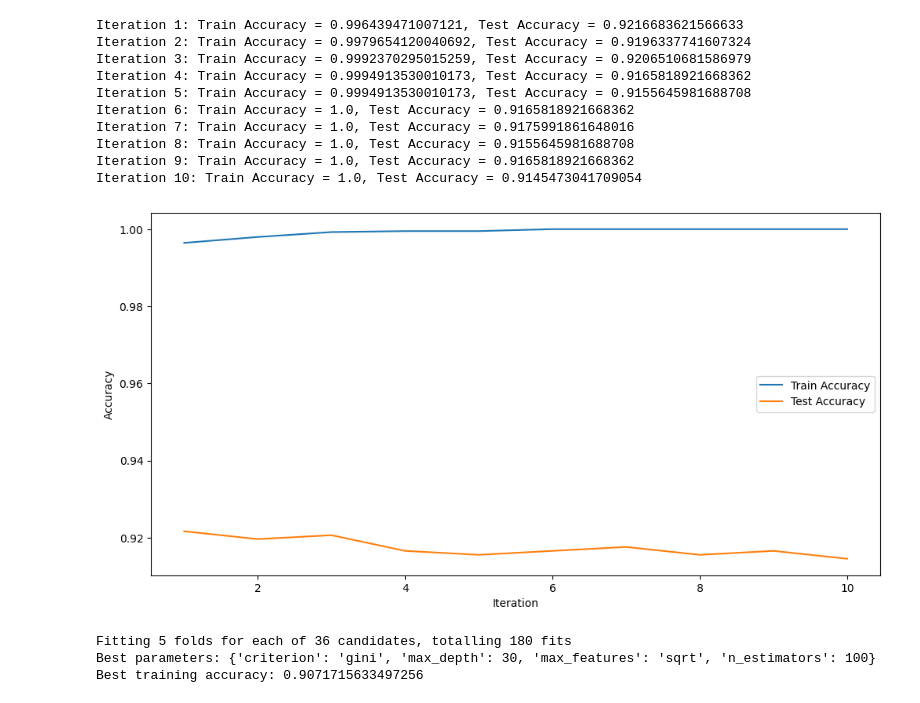
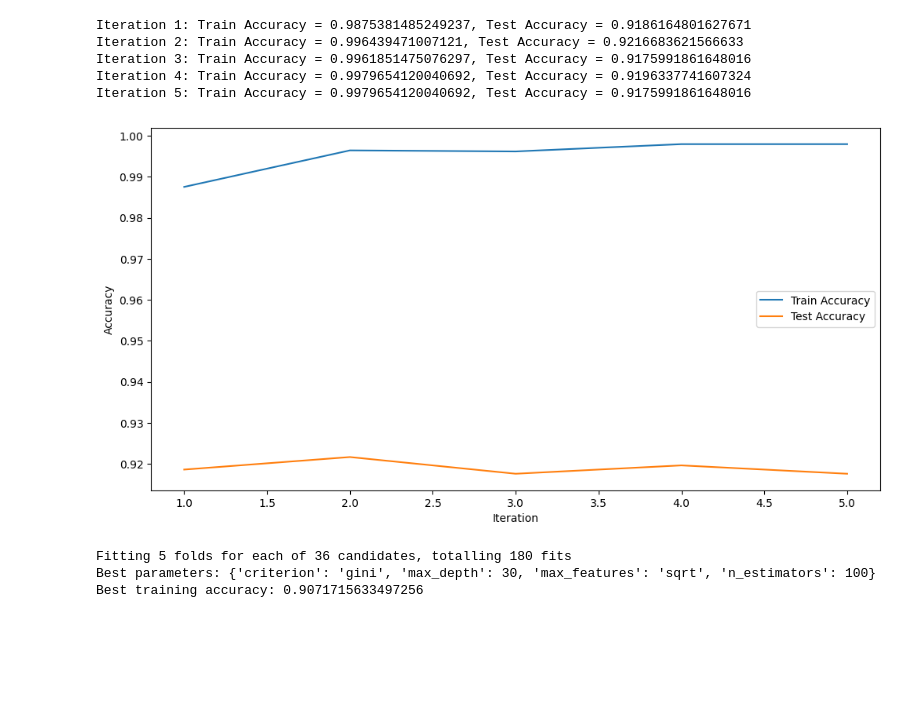
Before and after one commit to adrielfelin/Wav2Vec-and-Sentiment-Analysis, a Jupyter notebook: train.ipynb, the cells around one changed output. Saved outputs shown, nothing was run; the diff lists cells and outputs as text; code cells hidden in the pictures; blank space fills up the shorter version.

```diff
--- a/train.ipynb
+++ b/train.ipynb
@@ -75,39 +75,34 @@ X_test_tfidf = vectorizer.transform(X_test)
 # %%
 # Random Forest Classifier training
 rf_model = RandomForestClassifier(n_estimators=100, random_state=42)
 rf_model.fit(X_train_tfidf, y_train)
 
 # Plot accuracy
 train_accuracies = []
 test_accuracies = []
-for i in range(1, 11):
-    rf_model = RandomForestClassifier(n_estimators=10*i, random_state=42)
+for i in range(1, 6):
+    rf_model = RandomForestClassifier(n_estimators=5*i, random_state=42)
     rf_model.fit(X_train_tfidf, y_train)
     train_accuracy = accuracy_score(y_train, rf_model.predict(X_train_tfidf))
     test_accuracy = accuracy_score(y_test, rf_model.predict(X_test_tfidf))
     train_accuracies.append(train_accuracy)
     test_accuracies.append(test_accuracy)
     print(f"Iteration {i}: Train Accuracy = {train_accuracy}, Test Accuracy = {test_accuracy}")
 
 plt.figure(figsize=(12, 6))
-plt.plot(range(1, 11), train_accuracies, label='Train Accuracy')
-plt.plot(range(1, 11), test_accuracies, label='Test Accuracy')
+plt.plot(range(1, 6), train_accuracies, label='Train Accuracy')
+plt.plot(range(1, 6), test_accuracies, label='Test Accuracy')
 plt.xlabel('Iteration')
 plt.ylabel('Accuracy')
 plt.legend()
 plt.show()
 # %% [output]
-Iteration 1: Train Accuracy = 0.996439471007121, Test Accuracy = 0.9216683621566633
-Iteration 2: Train Accuracy = 0.9979654120040692, Test Accuracy = 0.9196337741607324
-Iteration 3: Train Accuracy = 0.9992370295015259, Test Accuracy = 0.9206510681586979
-Iteration 4: Train Accuracy = 0.9994913530010173, Test Accuracy = 0.9165818921668362
-Iteration 5: Train Accuracy = 0.9994913530010173, Test Accuracy = 0.9155645981688708
-Iteration 6: Train Accuracy = 1.0, Test Accuracy = 0.9165818921668362
-Iteration 7: Train Accuracy = 1.0, Test Accuracy = 0.9175991861648016
-Iteration 8: Train Accuracy = 1.0, Test Accuracy = 0.9155645981688708
-Iteration 9: Train Accuracy = 1.0, Test Accuracy = 0.9165818921668362
-Iteration 10: Train Accuracy = 1.0, Test Accuracy = 0.9145473041709054
+Iteration 1: Train Accuracy = 0.9875381485249237, Test Accuracy = 0.9186164801627671
+Iteration 2: Train Accuracy = 0.996439471007121, Test Accuracy = 0.9216683621566633
+Iteration 3: Train Accuracy = 0.9961851475076297, Test Accuracy = 0.9175991861648016
+Iteration 4: Train Accuracy = 0.9979654120040692, Test Accuracy = 0.9196337741607324
+Iteration 5: Train Accuracy = 0.9979654120040692, Test Accuracy = 0.9175991861648016
-[figure, old version]
+[figure, new version]
 # %%
 # Hyperparameter tuning (example using GridSearchCV)
 from sklearn.model_selection import GridSearchCV
```
Also changed, not shown: parts of 1 cell of this notebook.
